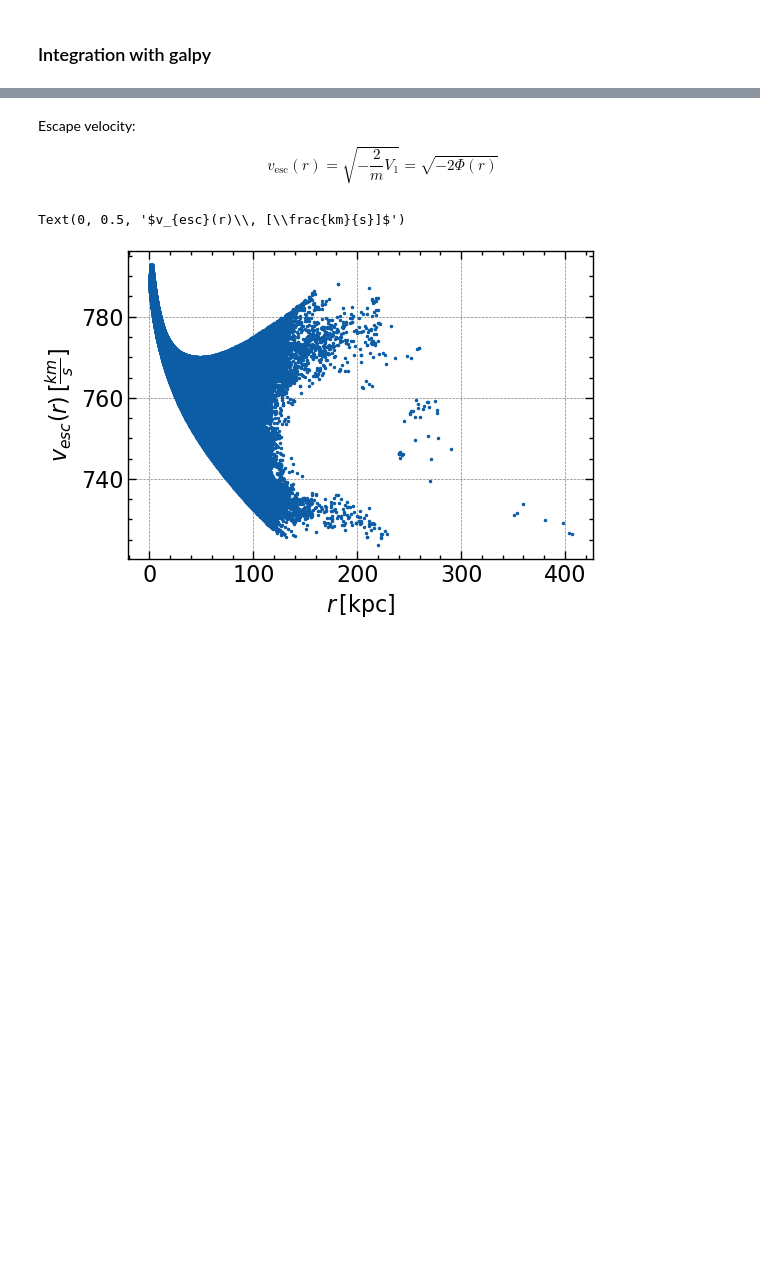
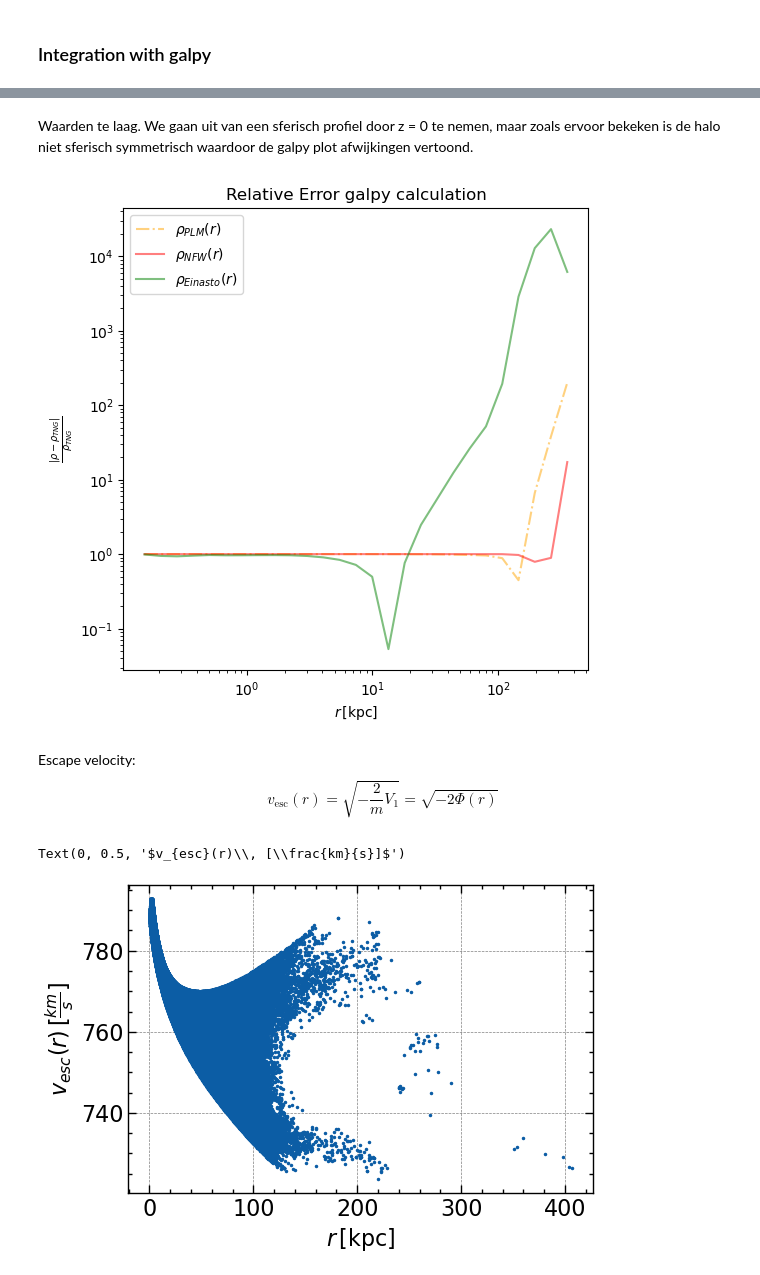
Before and after one commit to Jitskeverheecke/TANA_Project, a Jupyter notebook: project.ipynb, the cells around one changed output, grey strips where cells are left out. Saved outputs shown, nothing was run; the diff lists cells and outputs as text; code cells hidden in the pictures; blank space fills up the shorter version.

```diff
--- a/project.ipynb
+++ b/project.ipynb
@@ -562,3 +592,22 @@ plt.show()
+# %% [markdown]
+Waarden te laag. We gaan uit van een sferisch profiel door z = 0 te nemen, maar zoals ervoor bekeken is de halo niet sferisch symmetrisch waardoor de galpy plot afwijkingen vertoond.
+# %%
+plt.close('all')
+plt.figure(figsize=(6,6))
+plt.loglog()
+plt.plot(r_j.value, np.abs((plmdens-rho_j.value)/rho_j.value), '-.', color='orange', alpha=0.5, label=r'$\rho_{PLM}(r)$')
+plt.plot(r_j.value, np.abs((nfwdens-rho_j.value)/rho_j.value), '-', color='red', alpha=0.5, label=r'$\rho_{NFW}(r)$')
+plt.plot(r_j.value, np.abs((eindens-rho_j.value)/rho_j.value), '-', color='green', alpha=0.5, label=r'$\rho_{Einasto}(r)$')
+plt.xlabel(r'$r\,[\text{kpc}]$')
+plt.ylabel(r'$\frac{|\rho - \rho_{TNG}|}{\rho_{TNG}}$')
+plt.title('Relative Error galpy calculation')
+#plt.xlim(0,10**3)
+plt.legend()
+#save in figure folder
+plt.savefig('Figures/Density_Galpy_Relative_error.pdf', bbox_inches='tight')
+plt.show()
+# %% [output]
+[figure, added]
 # %% [markdown]
 Escape velocity:
 $$v_\mathrm{esc}(r) = \sqrt{-\frac{2}{m}V_1} = \sqrt{-2\Phi(r)}$$
```
Also changed, not shown: parts of 19 cells of this notebook, 10 other files.
